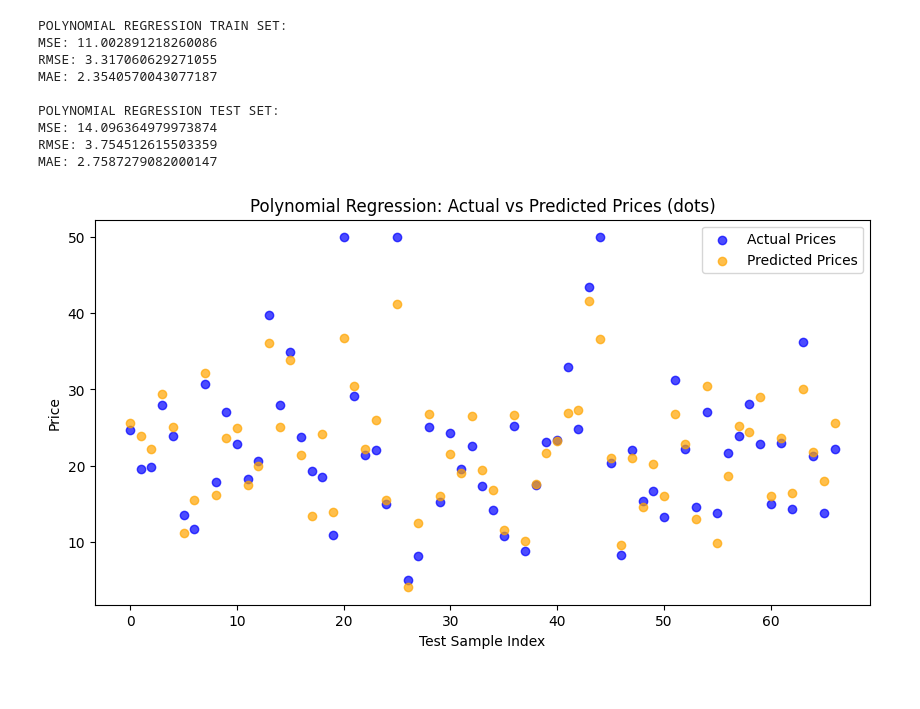
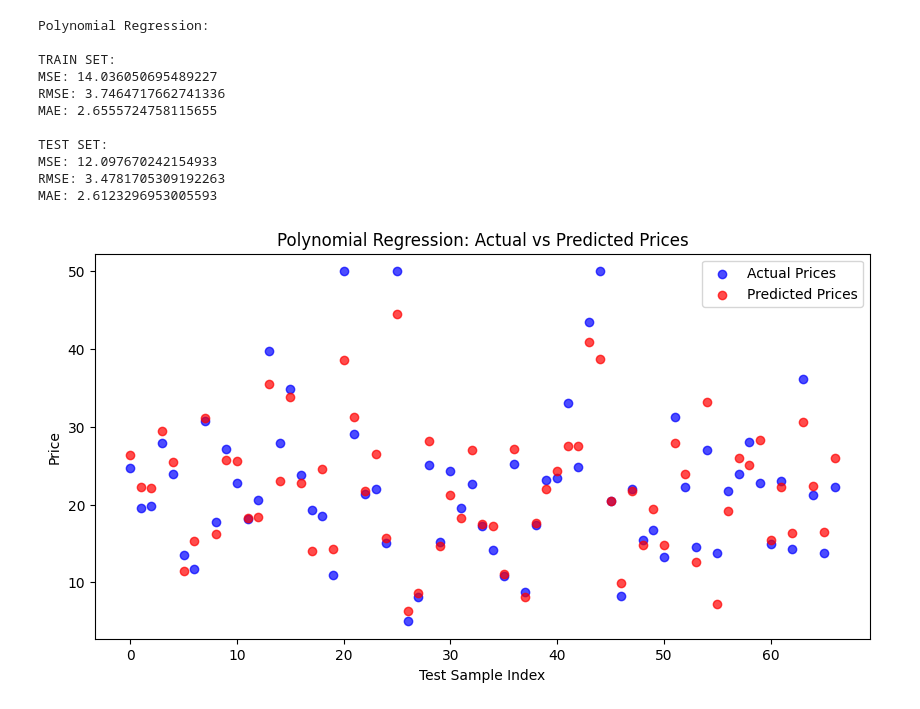
Before and after one commit to DillonWard/real-estate-price-predictor, a Jupyter notebook: demo.ipynb, the cells around one changed output. Saved outputs shown, nothing was run; the diff lists cells and outputs as text; code cells hidden in the pictures.

```diff
--- a/demo.ipynb
+++ b/demo.ipynb
@@ -10 +58,24 @@ x_features = keys
+# %%
+def draw_scatter_plot(x, y, predictions, xlabel, ylabel, title):
+    plt.figure(figsize=(10,5))
+    plt.scatter(x, y, color='blue', label='Actual Prices', alpha=0.7)
+    plt.scatter(x, predictions, color='red', label='Predicted Prices', alpha=0.7)
+    plt.xlabel(xlabel)
+    plt.ylabel(ylabel)
+    plt.title(title)
+    plt.legend()
+    plt.show()
+
+def populate_overall_results(index, results):
+    dictionary = {
+        "MSE Before": 'train_mse',
+        "RMSE Before": 'train_rmse',
+        "MAE Before": 'train_mae',
+        "MSE After": 'test_mse',
+        "RMSE After": 'test_rmse',
+        "MAE After": 'test_mae'
+    }
+    for key, value in dictionary.items():
+        if value in results:
+            overall_results[index][key] = results[value]
 # %%
@@ -33,26 +101,22 @@ MAE: 3.5714776677068447
 # %%
+print("Polynomial Regression:")
+sgdr, X_test, y_test, y_test_pred, results = train_evaluate_polynomial_regression(x_train, y_train)
+populate_overall_results(1, results)
 
-sgdr, X_test, y_test, y_test_pred = train_evaluate_polynomial_regression(x_train, y_train)
 indices = np.arange(len(y_test))
-
-plt.figure(figsize=(10,5))
-plt.scatter(indices, y_test, color='blue', label='Actual Prices', alpha=0.7)
-plt.scatter(indices, y_test_pred, color='orange', label='Predicted Prices', alpha=0.7)
-plt.xlabel("Test Sample Index")
-plt.ylabel("Price")
-plt.title("Polynomial Regression: Actual vs Predicted Prices (dots)")
-plt.legend()
-plt.show()
+draw_scatter_plot(indices, y_test, y_test_pred, "Test Sample Index", "Price", "Polynomial Regression: Actual vs Predicted Prices")
 # %% [output]
-POLYNOMIAL REGRESSION TRAIN SET:
-MSE: 11.002891218260086
-RMSE: 3.317060629271055
-MAE: 2.3540570043077187
+Polynomial Regression:
 
-POLYNOMIAL REGRESSION TEST SET:
-MSE: 14.096364979973874
-RMSE: 3.754512615503359
-MAE: 2.7587279082000147
+TRAIN SET:
+MSE: 14.036050695489227
+RMSE: 3.7464717662741336
+MAE: 2.6555724758115655
+
+TEST SET:
+MSE: 12.097670242154933
+RMSE: 3.4781705309192263
+MAE: 2.6123296953005593
-[figure, old version]
+[figure, new version]
 # %%
 x_norm, mean, sigma = zscore_normalize(x_train)
```
Also changed, not shown: parts of 8 cells of this notebook, 15 other files.
